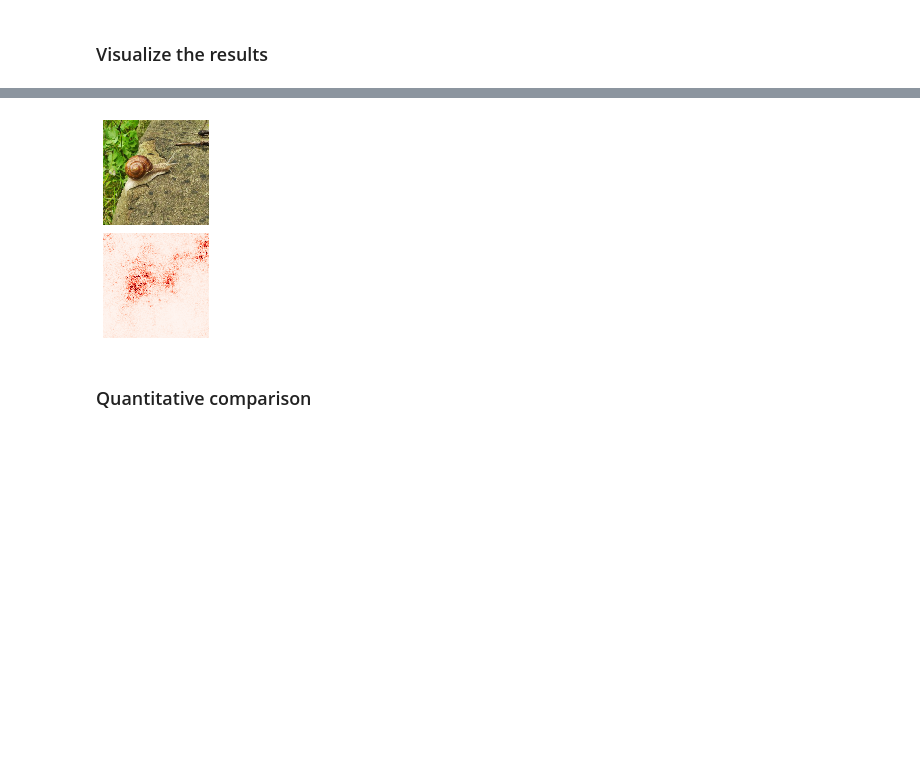
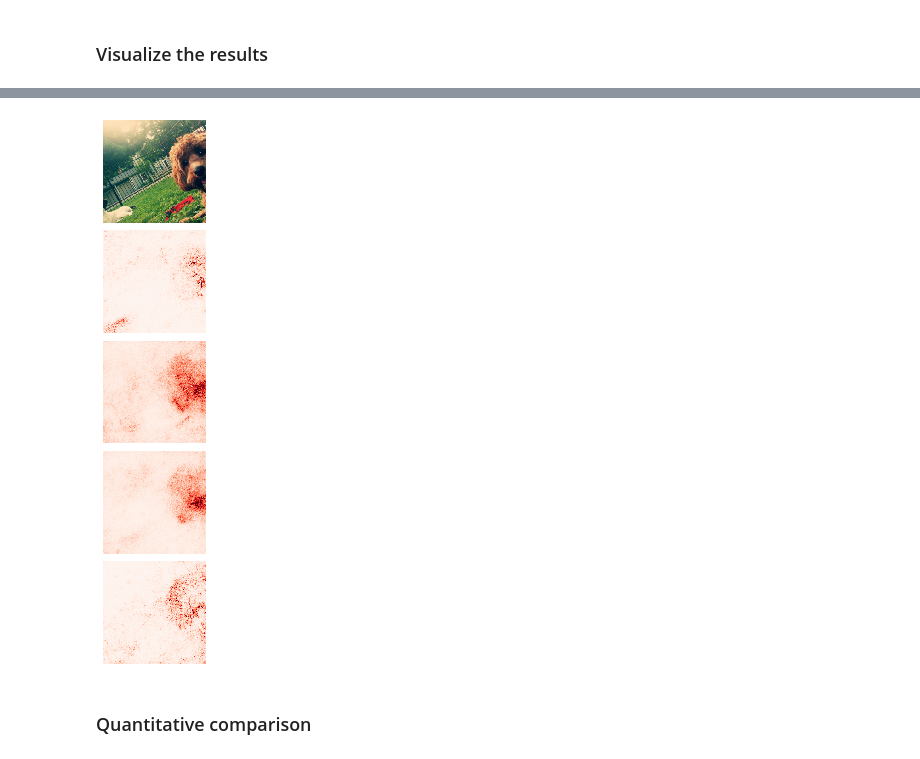
Before and after one commit to ahmadajal/Robust_Explanations, a Jupyter notebook: notebooks/results_post_hoc_methods.ipynb, the cells around one changed output, grey strips where cells are left out. Drawn from its saved outputs; the diff is of its cells as text; code cells hidden in the pictures; blank space fills up the shorter version.

```diff
--- a/notebooks/results_post_hoc_methods.ipynb
+++ b/notebooks/results_post_hoc_methods.ipynb
@@ -178,22 +178,55 @@ plt.savefig("compare_attacks_viz.jpg", dpi=300, bbox_inches='tight', pad_inches=
-# %%
-fig, ax = plt.subplots(2, 1, figsize=(2, 4))
-target_expl = get_expl(model, normalizer.forward(target_img), "saliency").detach().cpu()
-torch.cuda.empty_cache()
-
-ax[0].imshow(torch_to_image(normalizer.forward(target_img), data_mean, data_std))
-viz.visualize_image_attr(np.transpose(target_expl.squeeze().numpy(), (1,2,0)),
-                             np.transpose(normalizer.forward(target_img).squeeze().cpu().detach().numpy(), (1,2,0)),
-                             method='heat_map',
-                             cmap="Reds",
-                             show_colorbar=False,
-                             outlier_perc=2,
-                             fig_size=(3,3), plt_fig_axis=(fig, ax[1]), use_pyplot=False)
-ax[0].axis('off')
-ax[1].axis('off')
-plt.subplots_adjust(wspace=0.008, hspace=0.07)
-plt.savefig("target_expl_map.jpg", dpi=300, bbox_inches='tight', pad_inches=0.05);
-# %% [output]
-[figure, removed]
+# %%
+fig, ax = plt.subplots(5, 1, figsize=(2, 10))
+### target img label
+target_idx = model(normalizer.forward(target_img)).argmax()
+############
+target_expl = get_expl(model, normalizer.forward(target_img), "saliency", desired_index=target_idx).detach().cpu()
+target_expl_smooth_grad = get_expl(model, normalizer.forward(target_img), "saliency",
+                                   smooth=True, sigma=sigma, desired_index=target_idx).detach().cpu()
+target_expl_uniform_grad = get_expl(model, normalizer.forward(target_img), "uniform_grad",
+                                   sigma=sigma, desired_index=target_idx).detach().cpu()
+target_expl_softplus = get_expl(softplus_model, normalizer.forward(target_img), "saliency", desired_index=target_idx).detach().cpu()
+torch.cuda.empty_cache()
+
+ax[0].imshow(torch_to_image(normalizer.forward(target_img), data_mean, data_std))
+viz.visualize_image_attr(np.transpose(target_expl.squeeze().numpy(), (1,2,0)),
+                             np.transpose(normalizer.forward(target_img).squeeze().cpu().detach().numpy(), (1,2,0)),
+                             method='heat_map',
+                             cmap="Reds",
+                             show_colorbar=False,
+                             outlier_perc=2,
+                             fig_size=(3,3), plt_fig_axis=(fig, ax[1]), use_pyplot=False)
+
+viz.visualize_image_attr(np.transpose(target_expl_smooth_grad.squeeze().numpy(), (1,2,0)),
+                             np.transpose(normalizer.forward(target_img).squeeze().cpu().detach().numpy(), (1,2,0)),
+                             method='heat_map',
+                             cmap="Reds",
+                             show_colorbar=False,
+                             outlier_perc=2,
+                             fig_size=(3,3), plt_fig_axis=(fig, ax[2]), use_pyplot=False)
+
+viz.visualize_image_attr(np.transpose(target_expl_uniform_grad.squeeze().numpy(), (1,2,0)),
+                             np.transpose(normalizer.forward(target_img).squeeze().cpu().detach().numpy(), (1,2,0)),
+                             method='heat_map',
+                             cmap="Reds",
+                             show_colorbar=False,
+                             outlier_perc=2,
+                             fig_size=(3,3), plt_fig_axis=(fig, ax[3]), use_pyplot=False)
+
+viz.visualize_image_attr(np.transpose(target_expl_softplus.squeeze().numpy(), (1,2,0)),
+                             np.transpose(normalizer.forward(target_img).squeeze().cpu().detach().numpy(), (1,2,0)),
+                             method='heat_map',
+                             cmap="Reds",
+                             show_colorbar=False,
+                             outlier_perc=2,
+                             fig_size=(3,3), plt_fig_axis=(fig, ax[4]), use_pyplot=False)
+
+for i in range(len(ax)):
+    ax[i].axis('off')
+plt.subplots_adjust(wspace=0.008, hspace=0.07)
+plt.savefig("target_expl_map.jpg", dpi=300, bbox_inches='tight', pad_inches=0.05);
+# %% [output]
+[figure, added]
 # %% [markdown]
 ### Quantitative comparison
 # %% [markdown]
```
Also changed, not shown: parts of 21 cells of this notebook, 11 other files.
